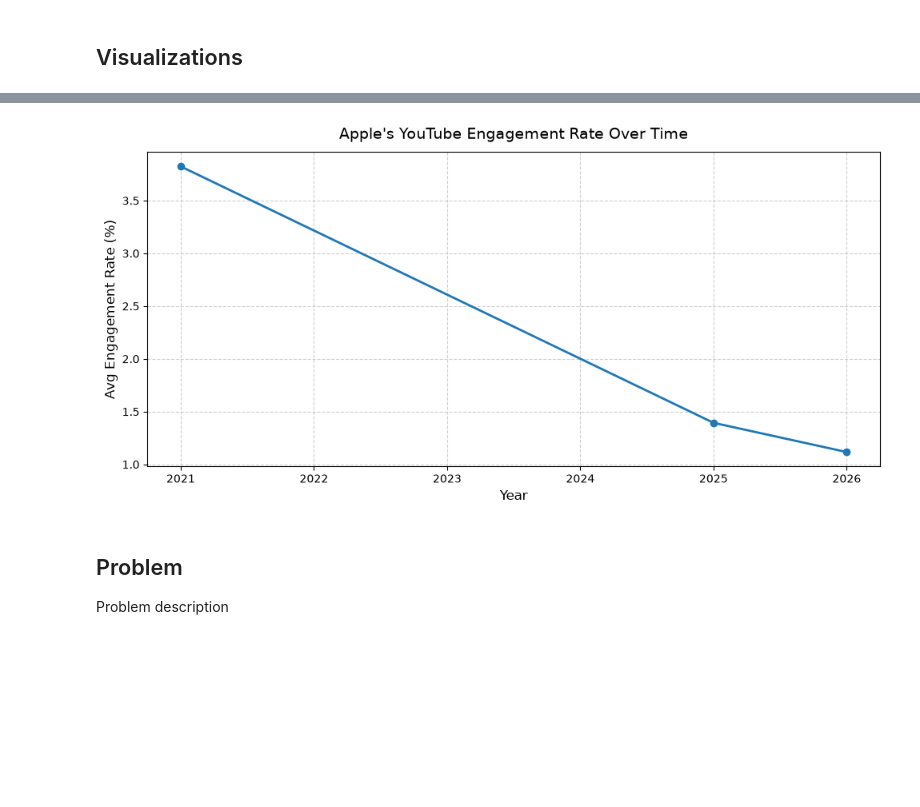
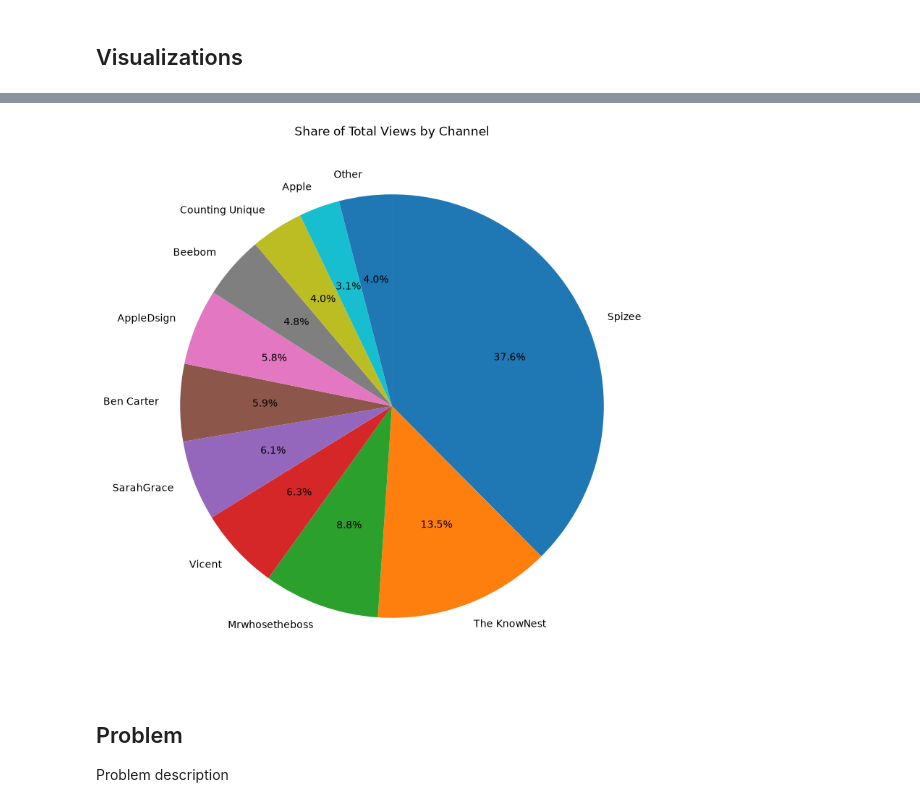
Before and after one commit to CrispyChicken01/205-project, a Jupyter notebook: main.ipynb, the cells around one changed output, grey strips where cells are left out. Drawn from its saved outputs; the diff is of its cells as text; code cells hidden in the pictures; blank space fills up the shorter version.

```diff
--- a/main.ipynb
+++ b/main.ipynb
@@ -182,26 +179,57 @@ plt.show()
+# %%
+# Share of total views by channel
+channel_views = (
+    df.groupby("channel")["views"]
+    .sum()
+    .sort_values(ascending=False)
+)
+
+# Group very small channels into "Other"
+channel_share = channel_views / channel_views.sum()
+#print(channel_share, "1")
+small_channels = channel_share[channel_share < 0.02].index
+#print(small_channels)
+channel_views_chart = channel_views.drop(small_channels).copy()
+#print(channel_views_chart)
+channel_views_chart["Other"] = channel_views.loc[small_channels].sum()
+#print(channel_views_chart)
+
+plt.figure(figsize=(8, 8))
+
+plt.pie(
+    channel_views_chart,
+    labels=channel_views_chart.index,
+    autopct="%1.1f%%",
+    startangle=90,
+    counterclock=False
+)
+
+plt.title("Share of Total Views by Channel")
+plt.tight_layout()
+plt.show()
+# %% [output]
+[figure, added]
 # %%
-# Yearly Trend
-yearly_engagement = df.groupby("year")["Engagement ratio"].mean() * 100
+# # Yearly Trend
+# yearly_engagement = df.groupby("year")["Engagement ratio"].mean() * 100
 
-plt.figure(figsize=(10, 5))
-plt.plot(
-    yearly_engagement.index,
-    yearly_engagement.values,
-    marker="o",
-    linestyle="-",
-    color="tab:blue",
-    linewidth=2,
-    markersize=6
-)
+# plt.figure(figsize=(10, 5))
+# plt.plot(
+#     yearly_engagement.index,
+#     yearly_engagement.values,
+#     marker="o",
+#     linestyle="-",
+#     color="tab:blue",
+#     linewidth=2,
+#     markersize=6
+# )
 
-plt.title("Apple's YouTube Engagement Rate Over Time", fontsize=14, pad=12)
-plt.xlabel("Year", fontsize=12)
-plt.ylabel("Avg Engagement Rate (%)", fontsize=12)
-plt.grid(True, linestyle="--", alpha=0.6)
-plt.tight_layout()
-plt.show()
+# plt.title("Apple's YouTube Engagement Rate Over Time", fontsize=14, pad=12)
+# plt.xlabel("Year", fontsize=12)
+# plt.ylabel("Avg Engagement Rate (%)", fontsize=12)
+# plt.grid(True, linestyle="--", alpha=0.6)
+# plt.tight_layout()
+# plt.show()
-# %% [output]
-[figure, removed]
 # %% [markdown]
 ## Problem
 Problem description
```
Also changed, not shown: parts of 5 cells of this notebook, 1 other file.
